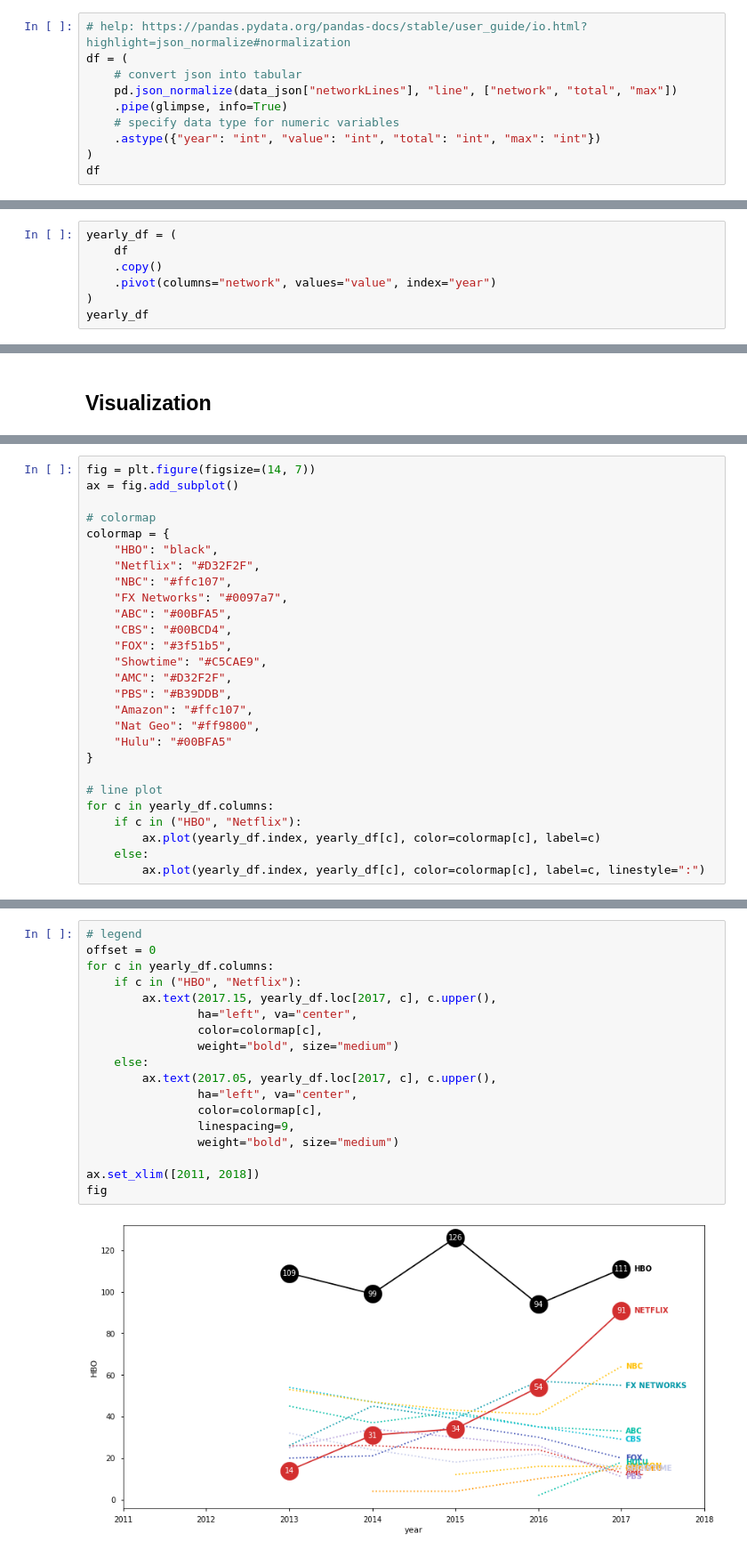
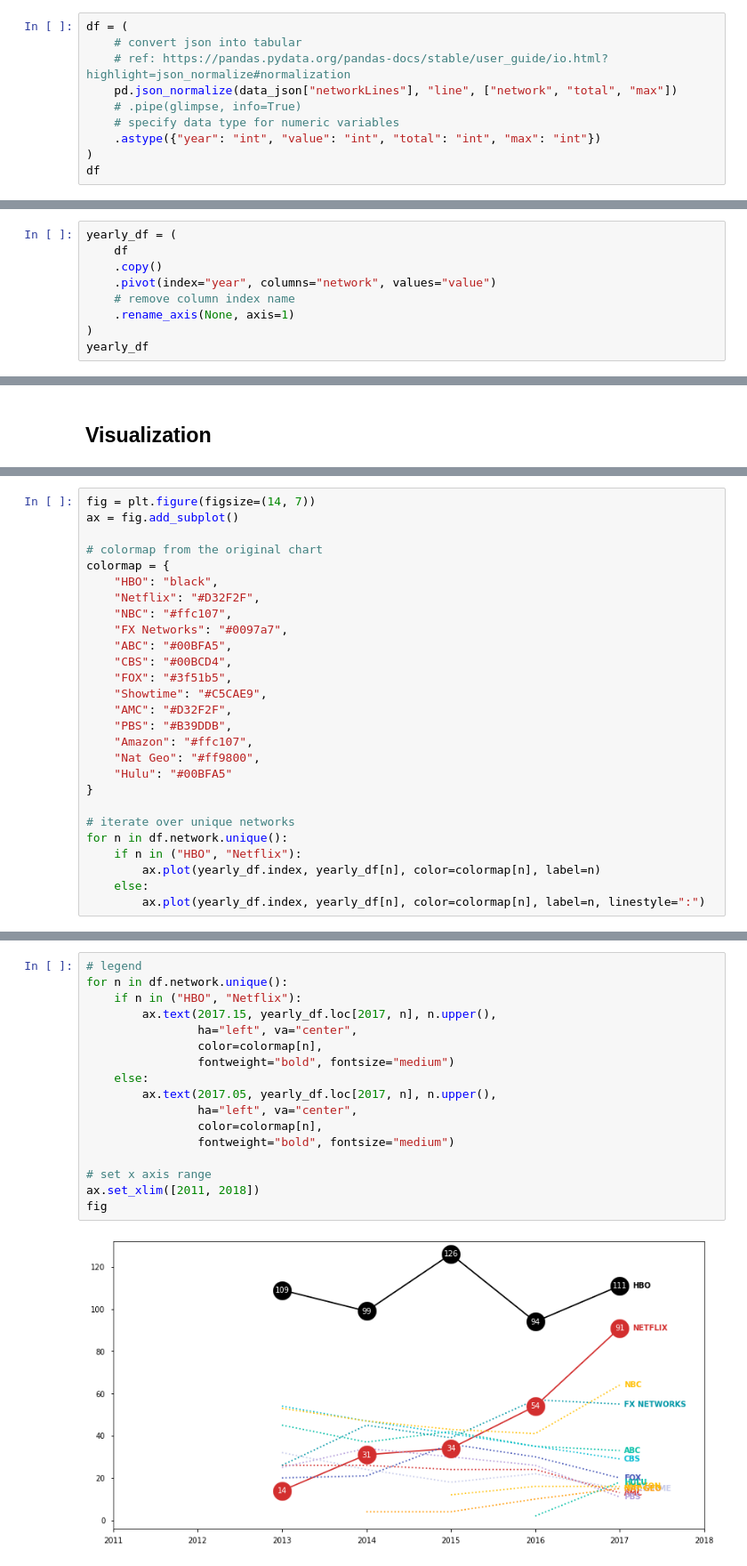
Before and after one commit to arifqodari/blog, a Jupyter notebook: _notebooks/2021-08-23-recreate-visualization-in-matplotlib.ipynb, the cells around one changed output, grey strips where cells are left out. Shown at 89% size. Saved outputs shown, nothing was run; the diff lists cells and outputs as text.

```diff
--- a/_notebooks/2021-08-23-recreate-visualization-in-matplotlib.ipynb
+++ b/_notebooks/2021-08-23-recreate-visualization-in-matplotlib.ipynb
@@ -87,9 +104,9 @@ Once it is a DataFrame, it will be easier to modify and transform the data.
 # %%
-# help: https://pandas.pydata.org/pandas-docs/stable/user_guide/io.html?highlight=json_normalize#normalization
 df = (
     # convert json into tabular
+    # ref: https://pandas.pydata.org/pandas-docs/stable/user_guide/io.html?highlight=json_normalize#normalization
     pd.json_normalize(data_json["networkLines"], "line", ["network", "total", "max"])
-    .pipe(glimpse, info=True)
+    # .pipe(glimpse, info=True)
     # specify data type for numeric variables
     .astype({"year": "int", "value": "int", "total": "int", "max": "int"})
 )
@@ -133,7 +137,9 @@ For each row in the DataFrame, it will represent observations in a single year.
 yearly_df = (
     df
     .copy()
-    .pivot(columns="network", values="value", index="year")
+    .pivot(index="year", columns="network", values="value")
+    # remove column index name
+    .rename_axis(None, axis=1)
 )
 yearly_df
 # %% [output]
@@ -152,7 +166,7 @@ yearly_df
 fig = plt.figure(figsize=(14, 7))
 ax = fig.add_subplot()
 
-# colormap
+# colormap from the original chart
 colormap = {
     "HBO": "black",
     "Netflix": "#D32F2F",
@@ -169,11 +183,11 @@ colormap = {
     "Hulu": "#00BFA5"
 }
 
-# line plot
-for c in yearly_df.columns:
-    if c in ("HBO", "Netflix"):
-        ax.plot(yearly_df.index, yearly_df[c], color=colormap[c], label=c)
+# iterate over unique networks
+for n in df.network.unique():
+    if n in ("HBO", "Netflix"):
+        ax.plot(yearly_df.index, yearly_df[n], color=colormap[n], label=n)
     else:
-        ax.plot(yearly_df.index, yearly_df[c], color=colormap[c], label=c, linestyle=":")
+        ax.plot(yearly_df.index, yearly_df[n], color=colormap[n], label=n, linestyle=":")
 # %% [output]
 [figure]
@@ -205,20 +232,19 @@ fig
 # %%
 # legend
-offset = 0
-for c in yearly_df.columns:
-    if c in ("HBO", "Netflix"):
-        ax.text(2017.15, yearly_df.loc[2017, c], c.upper(),
+for n in df.network.unique():
+    if n in ("HBO", "Netflix"):
+        ax.text(2017.15, yearly_df.loc[2017, n], n.upper(),
                 ha="left", va="center",
-                color=colormap[c],
-                weight="bold", size="medium")
+                color=colormap[n],
+                fontweight="bold", fontsize="medium")
     else:
-        ax.text(2017.05, yearly_df.loc[2017, c], c.upper(),
+        ax.text(2017.05, yearly_df.loc[2017, n], n.upper(),
                 ha="left", va="center",
-                color=colormap[c],
-                linespacing=9,
-                weight="bold", size="medium")
+                color=colormap[n],
+                fontweight="bold", fontsize="medium")
 
+# set x axis range
 ax.set_xlim([2011, 2018])
 fig
 # %% [output]
-[figure, old version]
+[figure, new version]
```
Also changed, not shown: parts of 29 cells of this notebook.
